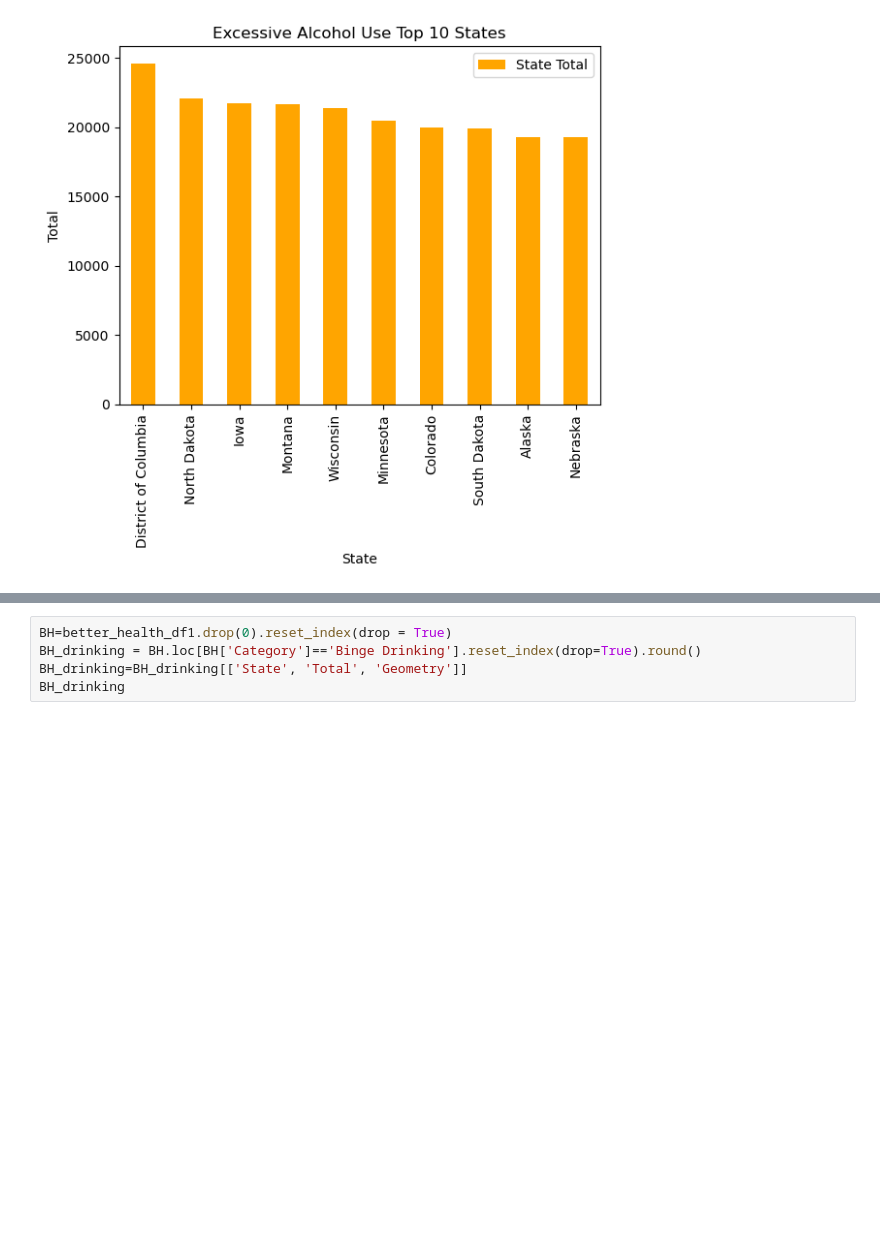
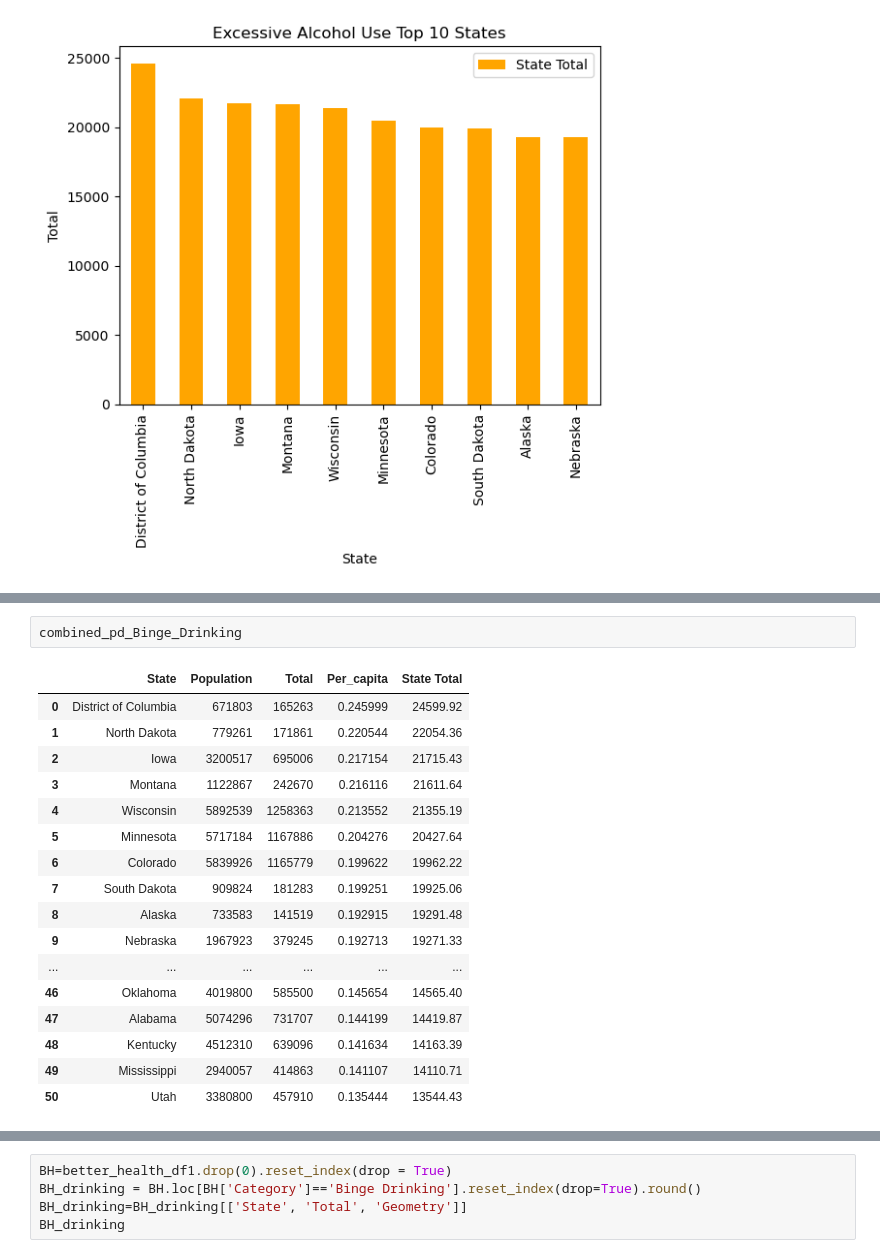
Before and after one commit to Lyduska/Better_Health, a Jupyter notebook: notebook/Better_health.ipynb, the cells around one changed output, grey strips where cells are left out. Cells and saved outputs as stored; diff of their text form; blank space fills up the shorter version.

```diff
--- a/notebook/Better_health.ipynb
+++ b/notebook/Better_health.ipynb
@@ -1478,3 +1484,23 @@ better_health_df1.head()
 | 3 | 5.6 | Stroke | Alabama | 2022 | AL | Chambers | Health Outcomes | 34088 | POINT (-85.39176 32.91417) | 1908 |
 | 4 | 5.3 | Stroke | Alabama | 2022 | AL | Clay | Health Outcomes | 14198 | POINT (-85.86066 33.26931) | 752 |
 | 6 | 40.3 | Short Sleep Duration | Alabama | 2022 | AL | DeKalb | Health Risk Behaviors | 71998 | POINT (-85.80397 34.45986) | 29015 |
+# %%
+combined_pd_Binge_Drinking
+# %% [output]
+|  | State | Population | Total | Per_capita | State Total |
+| 0 | District of Columbia | 671803 | 165263 | 0.245999 | 24599.92 |
+| 1 | North Dakota | 779261 | 171861 | 0.220544 | 22054.36 |
+| 2 | Iowa | 3200517 | 695006 | 0.217154 | 21715.43 |
+| 3 | Montana | 1122867 | 242670 | 0.216116 | 21611.64 |
+| 4 | Wisconsin | 5892539 | 1258363 | 0.213552 | 21355.19 |
+| 5 | Minnesota | 5717184 | 1167886 | 0.204276 | 20427.64 |
+| 6 | Colorado | 5839926 | 1165779 | 0.199622 | 19962.22 |
+| 7 | South Dakota | 909824 | 181283 | 0.199251 | 19925.06 |
+| 8 | Alaska | 733583 | 141519 | 0.192915 | 19291.48 |
+| 9 | Nebraska | 1967923 | 379245 | 0.192713 | 19271.33 |
+| ... | ... | ... | ... | ... | ... |
+| 46 | Oklahoma | 4019800 | 585500 | 0.145654 | 14565.40 |
+| 47 | Alabama | 5074296 | 731707 | 0.144199 | 14419.87 |
+| 48 | Kentucky | 4512310 | 639096 | 0.141634 | 14163.39 |
+| 49 | Mississippi | 2940057 | 414863 | 0.141107 | 14110.71 |
+| 50 | Utah | 3380800 | 457910 | 0.135444 | 13544.43 |
```
Also changed, not shown: parts of 107 cells of this notebook, 2 other files.
